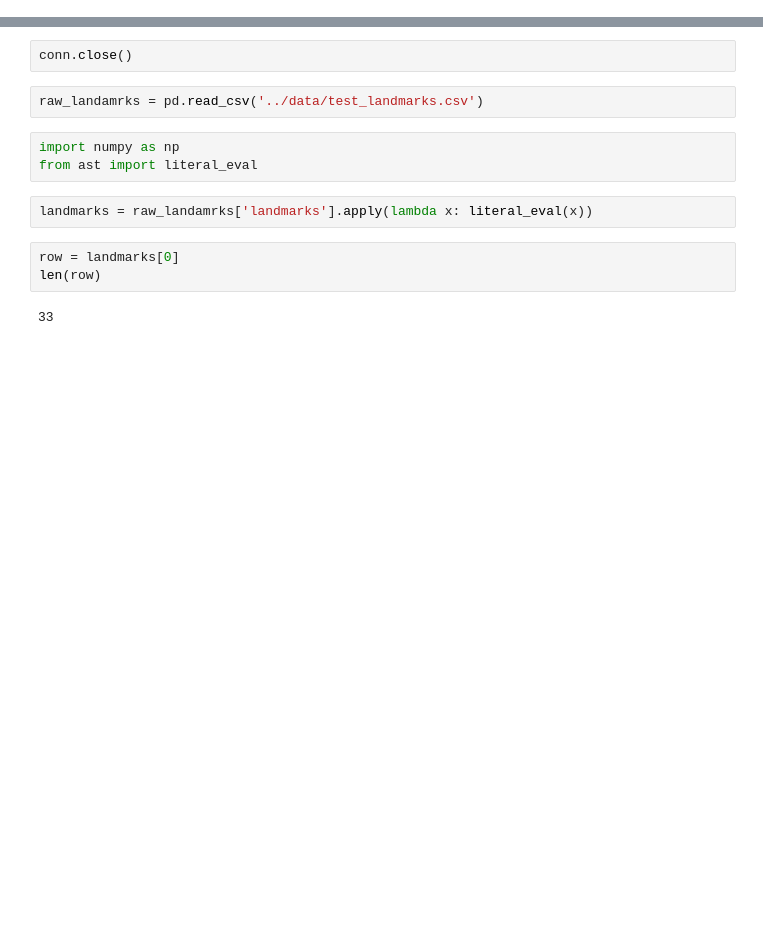
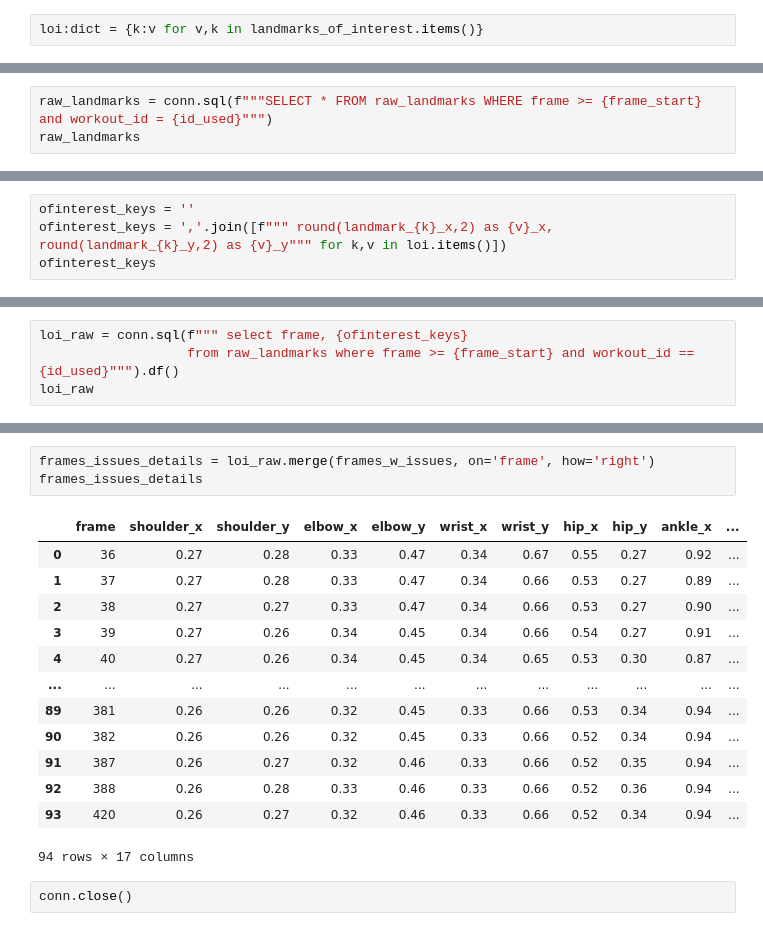
Before and after one commit to thibtd/GymBuddy, a Jupyter notebook: notebook/db_check.ipynb, the cells around one changed output, grey strips where cells are left out. Saved outputs shown, nothing was run; the diff lists cells and outputs as text; blank space fills up the shorter version.

```diff
--- a/notebook/db_check.ipynb
+++ b/notebook/db_check.ipynb
@@ -108,0 +551,2 @@ conn.sql("SELECT * FROM workout_analysis where workout_id = 122")
+# %%
+loi:dict = {k:v for v,k in landmarks_of_interest.items()}
@@ -108,0 +567,3 @@ conn.sql("SELECT * FROM workout_analysis where workout_id = 122")
+# %%
+raw_landmarks = conn.sql(f"""SELECT * FROM raw_landmarks WHERE frame >= {frame_start} and workout_id = {id_used}""")
+raw_landmarks
@@ -108,0 +588,4 @@ conn.sql("SELECT * FROM workout_analysis where workout_id = 122")
+# %%
+ofinterest_keys = ''
+ofinterest_keys = ','.join([f""" round(landmark_{k}_x,2) as {v}_x, round(landmark_{k}_y,2) as {v}_y""" for k,v in loi.items()])
+ofinterest_keys
@@ -108,0 +594,4 @@ conn.sql("SELECT * FROM workout_analysis where workout_id = 122")
+# %%
+loi_raw = conn.sql(f""" select frame, {ofinterest_keys}
+                   from raw_landmarks where frame >= {frame_start} and workout_id == {id_used}""").df()
+loi_raw
@@ -109,14 +624,19 @@ conn.sql("SELECT * FROM workout_analysis where workout_id = 122")
+# %%
+frames_issues_details = loi_raw.merge(frames_w_issues, on='frame', how='right')
+frames_issues_details
+# %% [output]
+|  | frame | shoulder_x | shoulder_y | elbow_x | elbow_y | wrist_x | wrist_y | hip_x | hip_y | ankle_x | ... |
+| 0 | 36 | 0.27 | 0.28 | 0.33 | 0.47 | 0.34 | 0.67 | 0.55 | 0.27 | 0.92 | ... |
+| 1 | 37 | 0.27 | 0.28 | 0.33 | 0.47 | 0.34 | 0.66 | 0.53 | 0.27 | 0.89 | ... |
+| 2 | 38 | 0.27 | 0.27 | 0.33 | 0.47 | 0.34 | 0.66 | 0.53 | 0.27 | 0.90 | ... |
+| 3 | 39 | 0.27 | 0.26 | 0.34 | 0.45 | 0.34 | 0.66 | 0.54 | 0.27 | 0.91 | ... |
+| 4 | 40 | 0.27 | 0.26 | 0.34 | 0.45 | 0.34 | 0.65 | 0.53 | 0.30 | 0.87 | ... |
+| ... | ... | ... | ... | ... | ... | ... | ... | ... | ... | ... | ... |
+| 89 | 381 | 0.26 | 0.26 | 0.32 | 0.45 | 0.33 | 0.66 | 0.53 | 0.34 | 0.94 | ... |
+| 90 | 382 | 0.26 | 0.26 | 0.32 | 0.45 | 0.33 | 0.66 | 0.52 | 0.34 | 0.94 | ... |
+| 91 | 387 | 0.26 | 0.27 | 0.32 | 0.46 | 0.33 | 0.66 | 0.52 | 0.35 | 0.94 | ... |
+| 92 | 388 | 0.26 | 0.28 | 0.33 | 0.46 | 0.33 | 0.66 | 0.52 | 0.36 | 0.94 | ... |
+| 93 | 420 | 0.26 | 0.27 | 0.32 | 0.46 | 0.33 | 0.66 | 0.52 | 0.34 | 0.94 | ... |
+94 rows × 17 columns
 # %%
 conn.close()
-# %%
-raw_landamrks = pd.read_csv('../data/test_landmarks.csv')
-# %%
-import numpy as np
-from ast import literal_eval
-# %%
-landmarks = raw_landamrks['landmarks'].apply(lambda x: literal_eval(x))
-# %%
-row = landmarks[0]
-len(row)
-# %% [output]
-33
```
Also changed, not shown: parts of 87 cells of this notebook, 7 other files.
